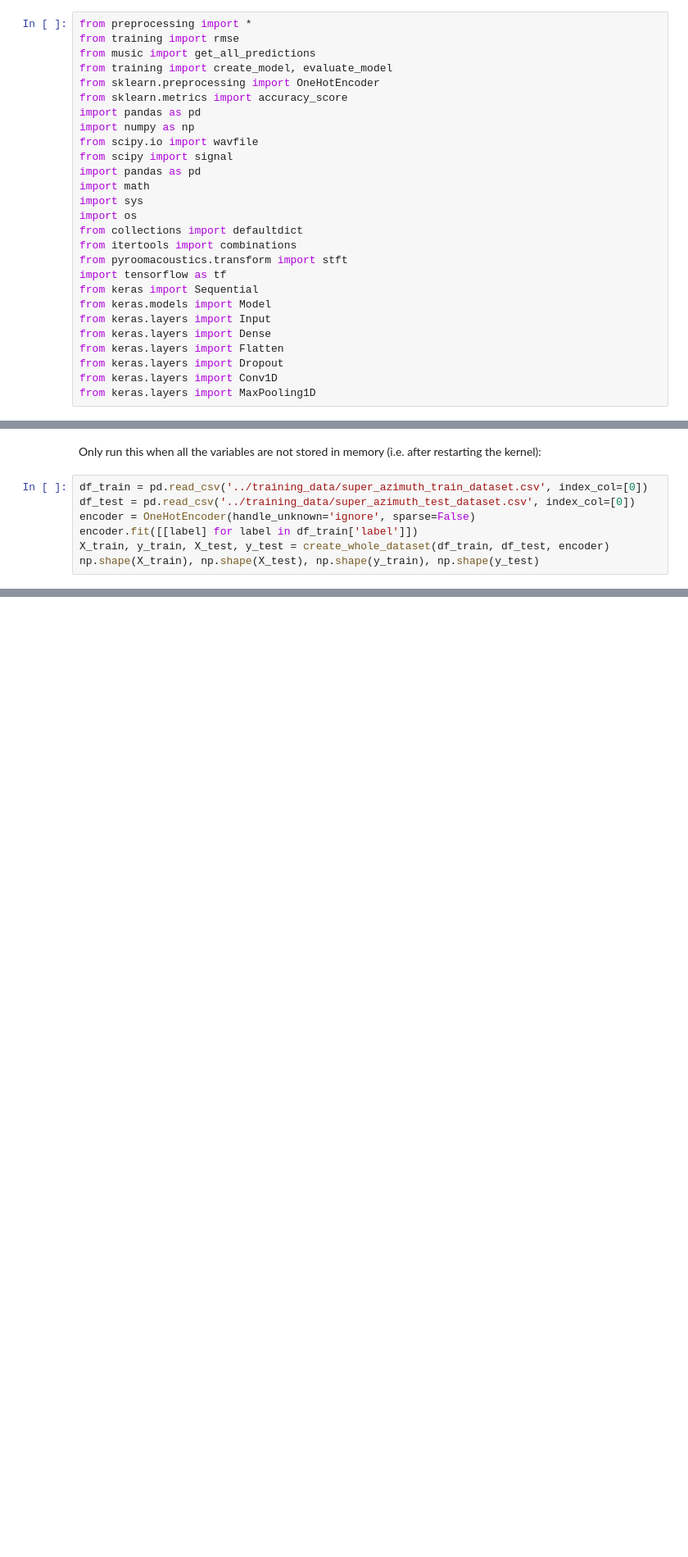
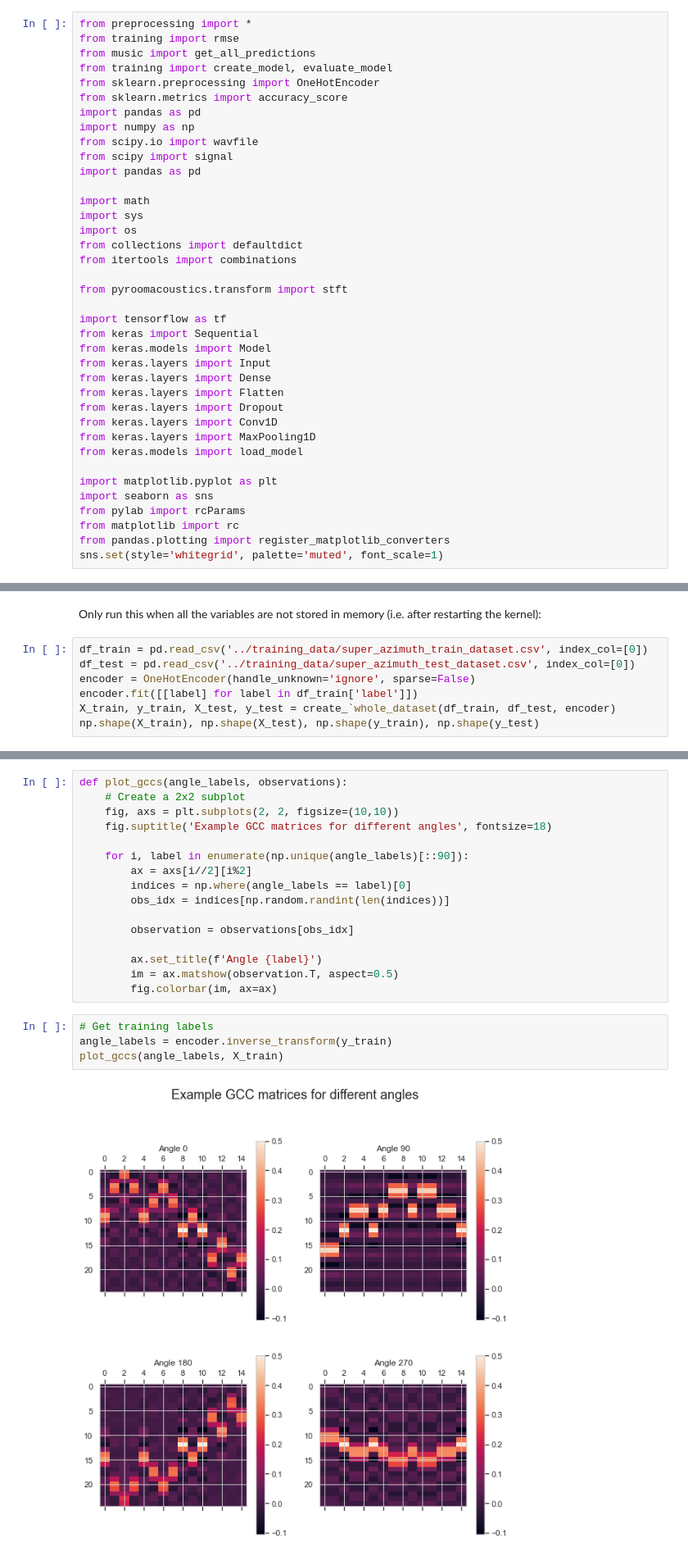
Before and after one commit to thomson008/MEng-project, a Jupyter notebook: notebooks/super_resolution.ipynb, the cells around one changed output, grey strips where cells are left out. Shown at 82% size. Cells and saved outputs as stored; diff of their text form; blank space fills up the shorter version.

```diff
--- a/notebooks/super_resolution.ipynb
+++ b/notebooks/super_resolution.ipynb
@@ -12,12 +12,15 @@ import numpy as np
 from scipy.io import wavfile
 from scipy import signal
 import pandas as pd
+
 import math
 import sys
 import os
 from collections import defaultdict
 from itertools import combinations
+
 from pyroomacoustics.transform import stft
+
 import tensorflow as tf
 from keras import Sequential
 from keras.models import Model
@@ -27,6 +30,14 @@ from keras.layers import Flatten
 from keras.layers import Dropout
 from keras.layers import Conv1D
 from keras.layers import MaxPooling1D
+from keras.models import load_model
+
+import matplotlib.pyplot as plt
+import seaborn as sns
+from pylab import rcParams
+from matplotlib import rc
+from pandas.plotting import register_matplotlib_converters
+sns.set(style='whitegrid', palette='muted', font_scale=1)
 # %%
 # Label resolution of classification
 RESOLUTION = 1
@@ -63,6 +269,6 @@ df_train = pd.read_csv('../training_data/super_azimuth_train_dataset.csv', index
 df_test = pd.read_csv('../training_data/super_azimuth_test_dataset.csv', index_col=[0])
 encoder = OneHotEncoder(handle_unknown='ignore', sparse=False)
 encoder.fit([[label] for label in df_train['label']])
-X_train, y_train, X_test, y_test = create_whole_dataset(df_train, df_test, encoder)
+X_train, y_train, X_test, y_test = create_`whole_dataset(df_train, df_test, encoder)
 np.shape(X_train), np.shape(X_test), np.shape(y_train), np.shape(y_test)
 # %% [output]
@@ -70,3 +276,25 @@ np.shape(X_train), np.shape(X_test), np.shape(y_train), np.shape(y_test)
+# %%
+def plot_gccs(angle_labels, observations):
+    # Create a 2x2 subplot
+    fig, axs = plt.subplots(2, 2, figsize=(10,10))
+    fig.suptitle('Example GCC matrices for different angles', fontsize=18)
+
+    for i, label in enumerate(np.unique(angle_labels)[::90]):
+        ax = axs[i//2][i%2]
+        indices = np.where(angle_labels == label)[0]
+        obs_idx = indices[np.random.randint(len(indices))]
+
+        observation = observations[obs_idx]
+
+        ax.set_title(f'Angle {label}')
+        im = ax.matshow(observation.T, aspect=0.5)
+        fig.colorbar(im, ax=ax)
+# %%
+# Get training labels
+angle_labels = encoder.inverse_transform(y_train)
+plot_gccs(angle_labels, X_train)
+# %% [output]
+[figure, added]
 # %% [markdown]
 ### Fit and evaluate model
 # %%
```
Also changed, not shown: parts of 14 cells of this notebook, 12 other files.
